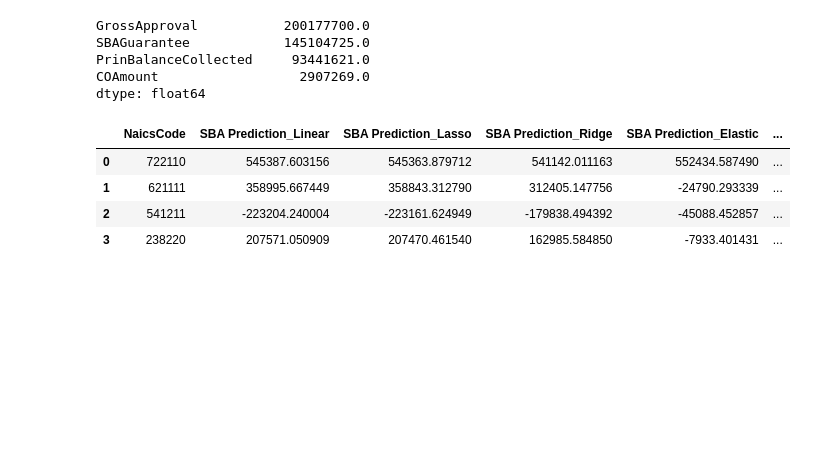
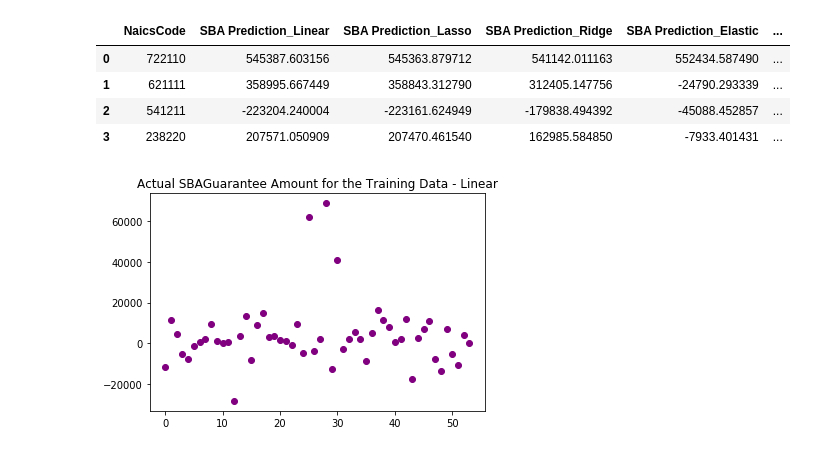
Before and after one commit to FJGalliano/MachineLearning_SBA, a Jupyter notebook: Florida_Model_4_Industries.ipynb, the cells around one changed output. Cells and saved outputs as stored; diff of their text form; code cells hidden in the pictures; blank space fills up the shorter version.

```diff
--- a/Florida_Model_4_Industries.ipynb
+++ b/Florida_Model_4_Industries.ipynb
@@ -44,10 +15,0 @@ X_train.head()
-# %%
-from sklearn.linear_model import LinearRegression
-model = LinearRegression()
-model.fit(X_train, y_train)
-# plt.scatter(model.predict(X_train), model.predict(X_train) - y_train, c="orange", label="Training Data")
-# plt.scatter(model.predict(X_test), model.predict(X_test) - y_test, c="purple", label="Testing Data")
-# plt.legend()
-# plt.hlines(y=0, xmin=y_test.min(), xmax=y_test.max())
-# plt.title("Projected SBA Guarantee")
-# plt.show()
@@ -70,8 +18,4 @@ model.score(X, y)
 # %%
 # LASSO model
-# Note: Use an alpha of .01 when creating the model for this activity
+#Note: Use an alpha of .7
 from sklearn.linear_model import Lasso
-
-model = Lasso(alpha=.7)
-model.fit(X_train, y_train)
-sum(model.predict(X_test) - y_test)
@@ -80,8 +22,4 @@ sum(model.predict(X_test) - y_test)
 # %%
 # Ridge model
-# Note: Use an alpha of .01 when creating the model for this activity
+# Note: Use an alpha of .7
 from sklearn.linear_model import Ridge
-
-model = Ridge(alpha=.7)
-model.fit(X_train, y_train)
-sum(model.predict(X_test) - y_test)
@@ -90,8 +26,4 @@ sum(model.predict(X_test) - y_test)
 # %%
 # ElasticNet model
-# Note: Use an alpha of .01 when creating the model for this activity
+# Note: Use an alpha of .7
 from sklearn.linear_model import ElasticNet
-
-model3 = ElasticNet(alpha=.7)
-model3.fit(X_train, y_train)
-sum(model3.predict(X_test) - y_test)
@@ -123,12 +30,3 @@ one_naics
-# %%
-#s1=
-one_naics[['GrossApproval', 'SBAGuarantee', 'PrinBalanceCollected', 'COAmount']].sum()
-# %% [output]
-GrossApproval           200177700.0
-SBAGuarantee            145104725.0
-PrinBalanceCollected     93441621.0
-COAmount                  2907269.0
-dtype: float64
 # %%
 #1.Create a list of stuff
 features = ['GrossApproval', 'SBAGuarantee', 'PrinBalanceCollected', 'COAmount']
@@ -200,3 +100,9 @@ sw_df
 | 3 | 238220 | 207571.050909 | 207470.461540 | 162985.584850 | -7933.401431 | ... |
 # %%
 sw_df.to_excel("Summary_Industry.xls")
+# %%
+plt.scatter(range(0, len(y_test)), linearModel.predict(X_test) - y_test, c="purple", label="Testing Data")
+plt.title("Actual SBAGuarantee Amount for the Training Data - Linear")
+plt.show()
+# %% [output]
+[figure, added]
```
Also changed, not shown: parts of 18 cells of this notebook, 12 other files.
